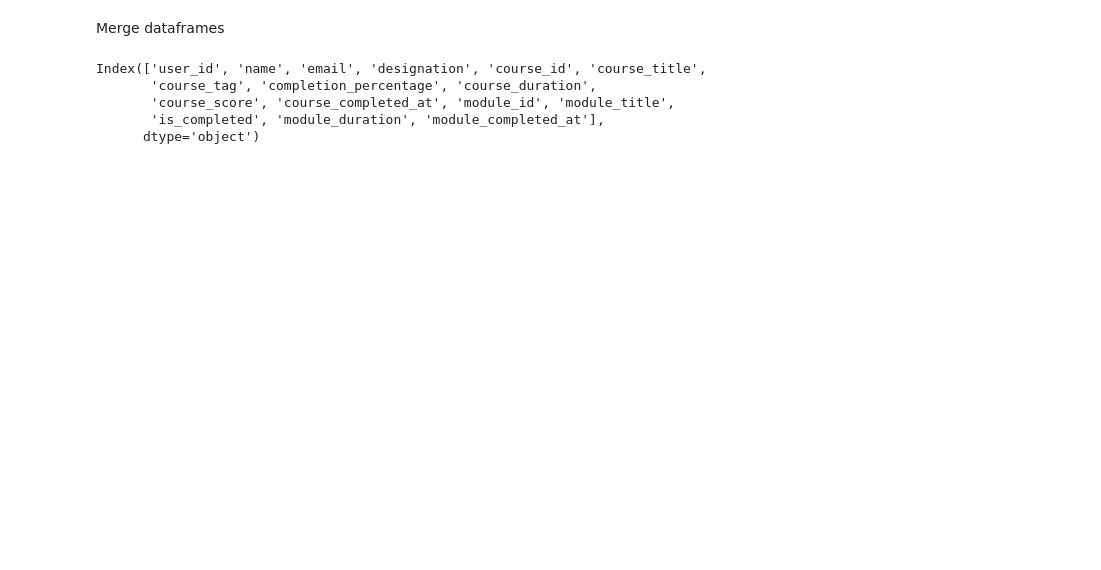
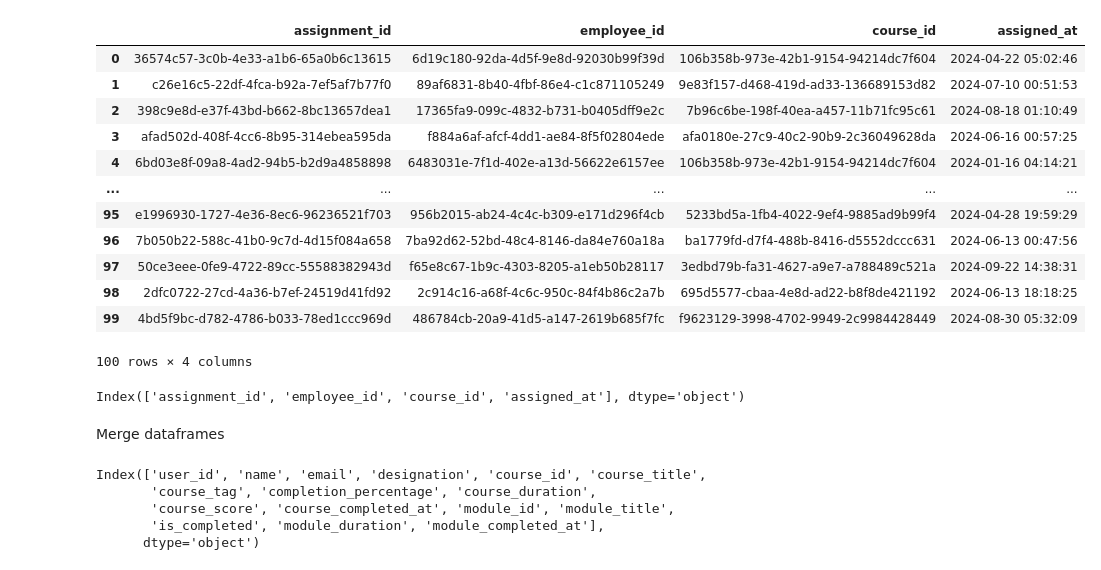
Before and after one commit to vikasreddy1406/Course_completion_project, a Jupyter notebook: data_engineering/data_report_script.ipynb, the cells around one changed output. Drawn from its saved outputs; the diff is of its cells as text; code cells hidden in the pictures; blank space fills up the shorter version.

```diff
--- a/data_engineering/data_report_script.ipynb
+++ b/data_engineering/data_report_script.ipynb
@@ -7,6 +7,7 @@ course_progress_df = pd.read_csv('data_warehouse/staging/course_progress_staging
 module_progress_df = pd.read_csv('data_warehouse/staging/module_progress_staging.csv')
 courses_df = pd.read_csv('data_warehouse/staging/courses_staging.csv')
 course_modules_df = pd.read_csv('data_warehouse/staging/modules_staging.csv')
+course_assignment_df = pd.read_csv('data_warehouse/staging/course_assignment_staging.csv')
 # %%
 display(users_df)
 list(users_df.columns)
@@ -122,6 +123,24 @@ list(course_modules_df.columns)
  'module_content',
  'module_duration',
  'created_at']
+# %%
+display(course_assignment_df)
+course_assignment_df.columns
+# %% [output]
+|  | assignment_id | employee_id | course_id | assigned_at |
+| 0 | 36574c57-3c0b-4e33-a1b6-65a0b6c13615 | 6d19c180-92da-4d5f-9e8d-92030b99f39d | 106b358b-973e-42b1-9154-94214dc7f604 | 2024-04-22 05:02:46 |
+| 1 | c26e16c5-22df-4fca-b92a-7ef5af7b77f0 | 89af6831-8b40-4fbf-86e4-c1c871105249 | 9e83f157-d468-419d-ad33-136689153d82 | 2024-07-10 00:51:53 |
+| 2 | 398c9e8d-e37f-43bd-b662-8bc13657dea1 | 17365fa9-099c-4832-b731-b0405dff9e2c | 7b96c6be-198f-40ea-a457-11b71fc95c61 | 2024-08-18 01:10:49 |
+| 3 | afad502d-408f-4cc6-8b95-314ebea595da | f884a6af-afcf-4dd1-ae84-8f5f02804ede | afa0180e-27c9-40c2-90b9-2c36049628da | 2024-06-16 00:57:25 |
+| 4 | 6bd03e8f-09a8-4ad2-94b5-b2d9a4858898 | 6483031e-7f1d-402e-a13d-56622e6157ee | 106b358b-973e-42b1-9154-94214dc7f604 | 2024-01-16 04:14:21 |
+| ... | ... | ... | ... | ... |
+| 95 | e1996930-1727-4e36-8ec6-96236521f703 | 956b2015-ab24-4c4c-b309-e171d296f4cb | 5233bd5a-1fb4-4022-9ef4-9885ad9b99f4 | 2024-04-28 19:59:29 |
+| 96 | 7b050b22-588c-41b0-9c7d-4d15f084a658 | 7ba92d62-52bd-48c4-8146-da84e760a18a | ba1779fd-d7f4-488b-8416-d5552dccc631 | 2024-06-13 00:47:56 |
+| 97 | 50ce3eee-0fe9-4722-89cc-55588382943d | f65e8c67-1b9c-4303-8205-a1eb50b28117 | 3edbd79b-fa31-4627-a9e7-a788489c521a | 2024-09-22 14:38:31 |
+| 98 | 2dfc0722-27cd-4a36-b7ef-24519d41fd92 | 2c914c16-a68f-4c6c-950c-84f4b86c2a7b | 695d5577-cbaa-4e8d-ad22-b8f8de421192 | 2024-06-13 18:18:25 |
+| 99 | 4bd5f9bc-d782-4786-b033-78ed1ccc969d | 486784cb-20a9-41d5-a147-2619b685f7fc | f9623129-3998-4702-9949-2c9984428449 | 2024-08-30 05:32:09 |
+100 rows × 4 columns
+Index(['assignment_id', 'employee_id', 'course_id', 'assigned_at'], dtype='object')
 # %% [markdown]
 Merge dataframes
 # %%
```
Also changed, not shown: parts of 15 cells of this notebook, 27 other files.
